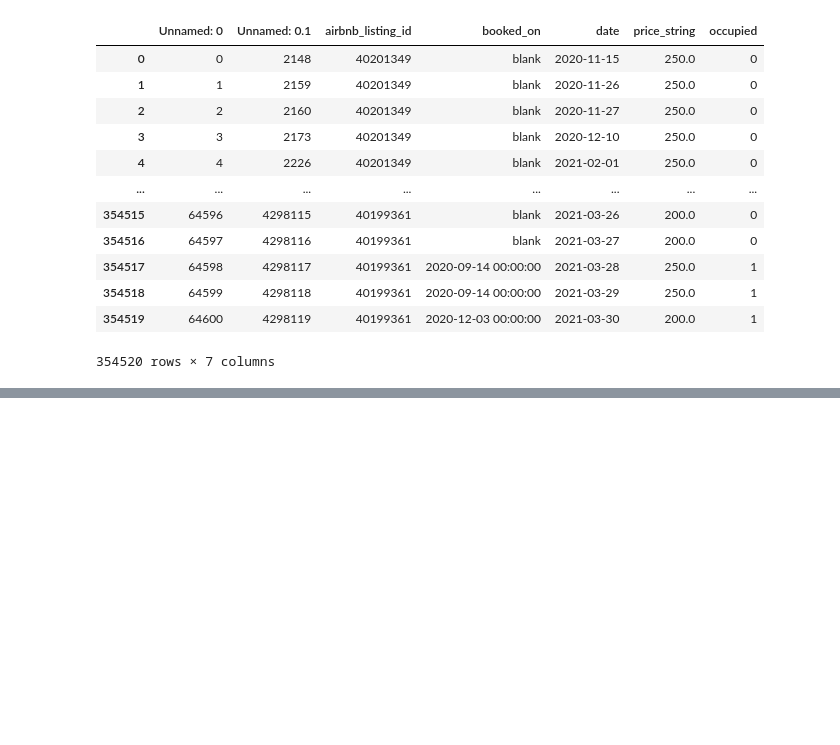
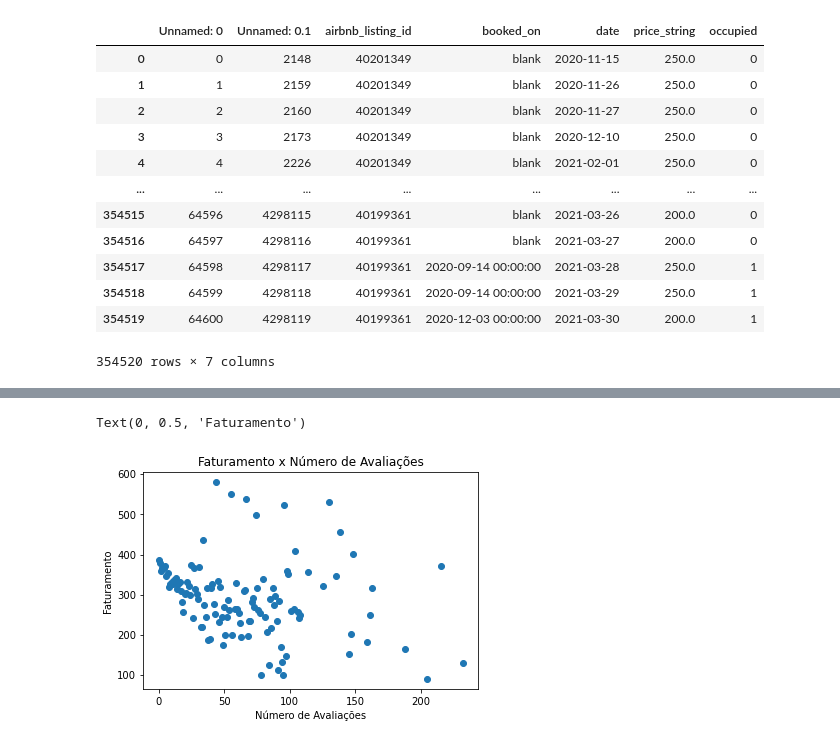
Before and after one commit to spiovezana/Seazone, a Jupyter notebook: SeazoneCode.ipynb, the cells around one changed output, grey strips where cells are left out. Cells and saved outputs as stored; diff of their text form; code cells hidden in the pictures; blank space fills up the shorter version.

```diff
--- a/SeazoneCode.ipynb
+++ b/SeazoneCode.ipynb
@@ -102,0 +142,10 @@ base_merged
+# %%
+# A segunda análise vai ser feita com relação ao número de avaliações do anúncio.
+# Para essa análise atribuí o valor zero para os atributos nulos.
+# Novamente levando em consideração somente os anúncios ocupados e calculando a média de faturamento de cada anúncio.
+# Posteriormente agrupando pelo número de avaliações e calculando a média de faturamento.
+avaliations = base_occupied
+avaliations['number_of_reviews'].fillna(0,inplace=True)
+avaliations = avaliations.groupby(by=['airbnb_listing_id']).mean('price_string')
+avaliations = avaliations.groupby(by=['number_of_reviews']).mean('price_string')
+avaliations
@@ -102,0 +167,12 @@ base_merged
+# %%
+# Considerei que um gráfico de dispersão seria o ideal para fazer essa análise.
+# A maioria dos dados está concentrada na área com menos avaliações, com algumas instâncias dispersas pelo gráfico.
+# Apesar dessa tendência, o faturamento dos anúncios com até 100 avaliações também deve ser levado em consideração.
+avaliations['number_of_reviews'] = avaliations.index
+plt.scatter(avaliations.number_of_reviews, avaliations.price_string)
+plt.title('Faturamento x Número de Avaliações')
+plt.xlabel('Número de Avaliações')
+plt.ylabel('Faturamento')
+# %% [output]
+Text(0, 0.5, 'Faturamento')
+[figure, added]
```
Also changed, not shown: parts of 23 cells of this notebook.
